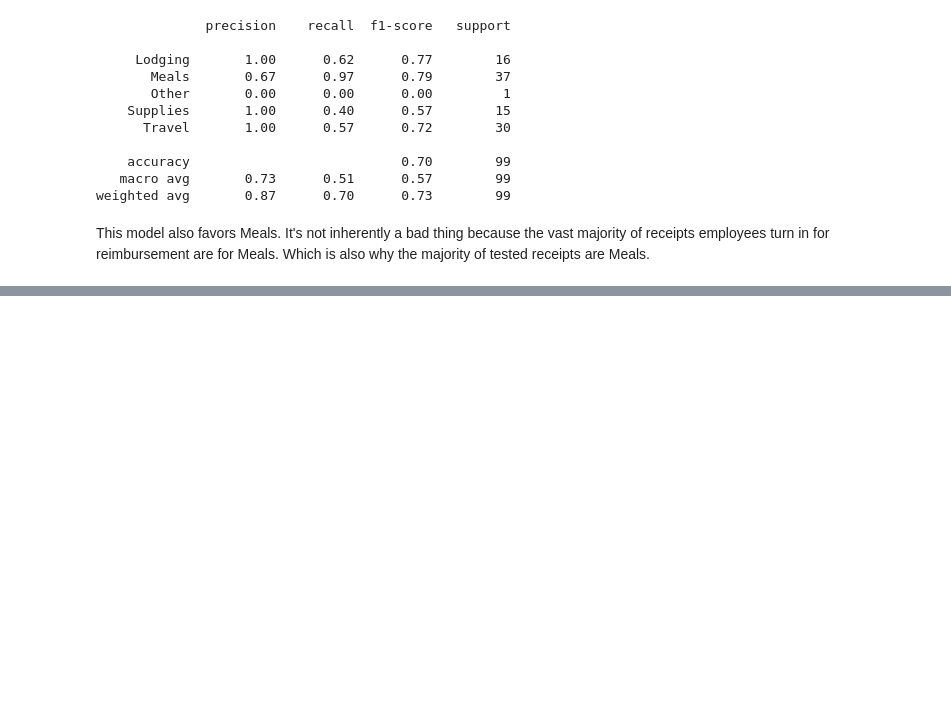
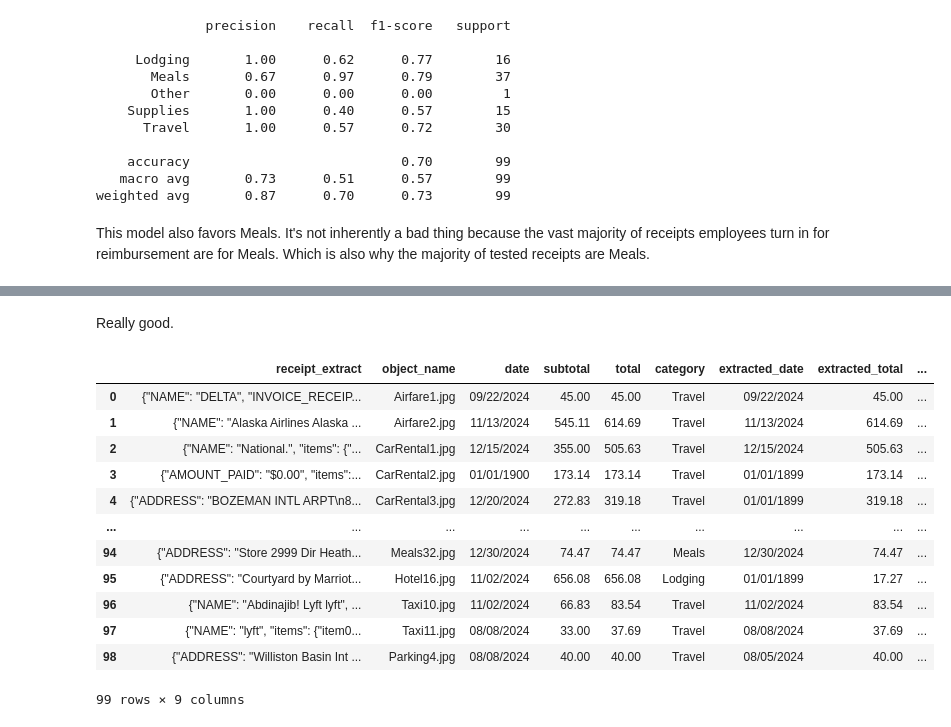
Before and after one commit to Callowlock/ReceiptProcessing, a Jupyter notebook: ModelComparison.ipynb, the cells around one changed output, grey strips where cells are left out. Cells and saved outputs as stored; diff of their text form; code cells hidden in the pictures; blank space fills up the shorter version.

```diff
--- a/ModelComparison.ipynb
+++ b/ModelComparison.ipynb
@@ -197,0 +208,18 @@ len(matching_rows)
+# %% [markdown]
+Really good.
+# %%
+llama_seventyb
+# %% [output]
+|  | receipt_extract | object_name | date | subtotal | total | category | extracted_date | extracted_total | ... |
+| 0 | {"NAME": "DELTA", "INVOICE_RECEIP... | Airfare1.jpg | 09/22/2024 | 45.00 | 45.00 | Travel | 09/22/2024 | 45.00 | ... |
+| 1 | {"NAME": "Alaska Airlines Alaska ... | Airfare2.jpg | 11/13/2024 | 545.11 | 614.69 | Travel | 11/13/2024 | 614.69 | ... |
+| 2 | {"NAME": "National.", "items": {"... | CarRental1.jpg | 12/15/2024 | 355.00 | 505.63 | Travel | 12/15/2024 | 505.63 | ... |
+| 3 | {"AMOUNT_PAID": "$0.00", "items":... | CarRental2.jpg | 01/01/1900 | 173.14 | 173.14 | Travel | 01/01/1899 | 173.14 | ... |
+| 4 | {"ADDRESS": "BOZEMAN INTL ARPT\n8... | CarRental3.jpg | 12/20/2024 | 272.83 | 319.18 | Travel | 01/01/1899 | 319.18 | ... |
+| ... | ... | ... | ... | ... | ... | ... | ... | ... | ... |
+| 94 | {"ADDRESS": "Store 2999 Dir Heath... | Meals32.jpg | 12/30/2024 | 74.47 | 74.47 | Meals | 12/30/2024 | 74.47 | ... |
+| 95 | {"ADDRESS": "Courtyard by Marriot... | Hotel16.jpg | 11/02/2024 | 656.08 | 656.08 | Lodging | 01/01/1899 | 17.27 | ... |
+| 96 | {"NAME": "Abdinajib! Lyft lyft", ... | Taxi10.jpg | 11/02/2024 | 66.83 | 83.54 | Travel | 11/02/2024 | 83.54 | ... |
+| 97 | {"NAME": "lyft", "items": {"item0... | Taxi11.jpg | 08/08/2024 | 33.00 | 37.69 | Travel | 08/08/2024 | 37.69 | ... |
+| 98 | {"ADDRESS": "Williston Basin Int ... | Parking4.jpg | 08/08/2024 | 40.00 | 40.00 | Travel | 08/05/2024 | 40.00 | ... |
+99 rows × 9 columns
```
Also changed, not shown: parts of 8 cells of this notebook, 2 other files.
